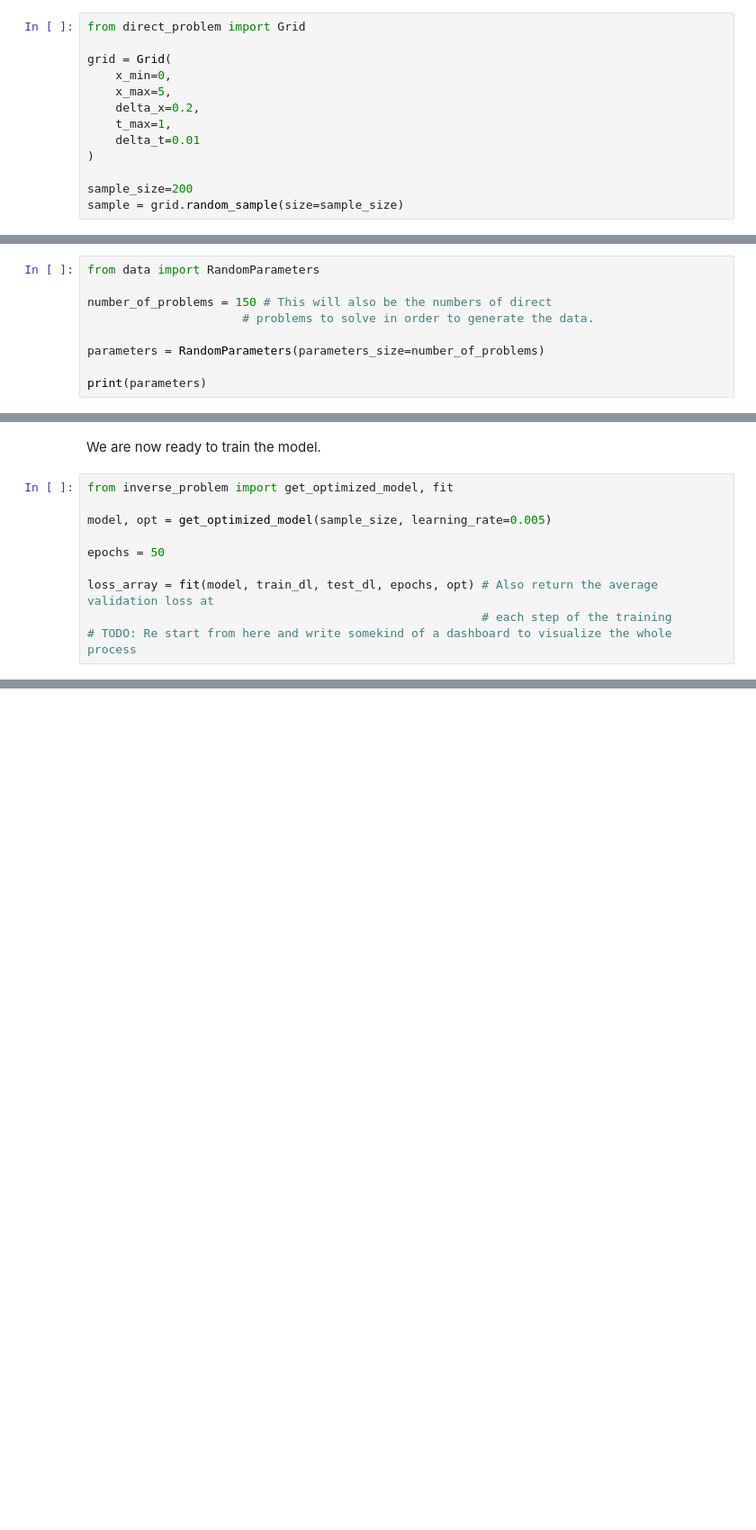
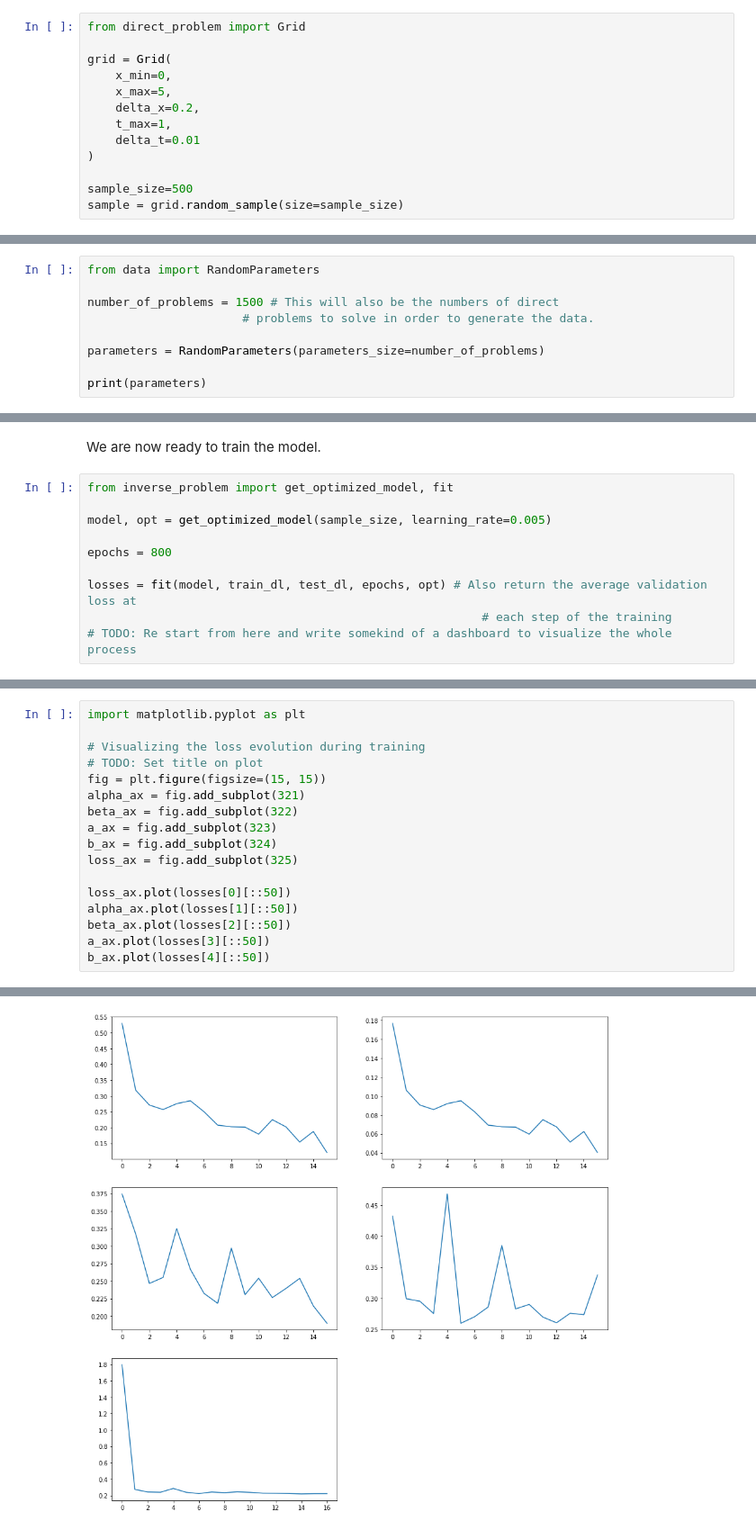
Before and after one commit to Serge-Andre-MASSON/ToyModel, a Jupyter notebook: inverse_problem.ipynb, the cells around one changed output, grey strips where cells are left out. Shown: that part at 90% size. Drawn from its saved outputs; the diff is of its cells as text; blank space fills up the shorter version.

Commit message:
Update inverse_problem .ipynb and .py.

```diff
--- a/inverse_problem.ipynb
+++ b/inverse_problem.ipynb
@@ -15,7 +15,7 @@ grid = Grid(
     delta_t=0.01
 )
 
-sample_size=200
+sample_size=500
 sample = grid.random_sample(size=sample_size)
 # %% [markdown]
 The next step is to generate a set of random parameters. Each set $\{\alpha_i,\ \beta_i,\ a_i,\ b_i\}$ will be used to define and solve a direct problem.
@@ -24,7 +24,7 @@ Each set of solution's values with those parameters will be used to train a neur
 # %%
 from data import RandomParameters
 
-number_of_problems = 150 # This will also be the numbers of direct
+number_of_problems = 1500 # This will also be the numbers of direct
                       # problems to solve in order to generate the data.
 
 parameters = RandomParameters(parameters_size=number_of_problems)
@@ -58,9 +58,9 @@ from inverse_problem import get_optimized_model, fit
 
 model, opt = get_optimized_model(sample_size, learning_rate=0.005)
 
-epochs = 50
+epochs = 800
 
-loss_array = fit(model, train_dl, test_dl, epochs, opt) # Also return the average validation loss at
+losses = fit(model, train_dl, test_dl, epochs, opt) # Also return the average validation loss at
                                                         # each step of the training
 # TODO: Re start from here and write somekind of a dashboard to visualize the whole process
 # %% [output]
@@ -76,0 +69,18 @@ plt.plot(loss_array)
+# %%
+import matplotlib.pyplot as plt
+
+# Visualizing the loss evolution during training
+# TODO: Set title on plot
+fig = plt.figure(figsize=(15, 15))
+alpha_ax = fig.add_subplot(321)
+beta_ax = fig.add_subplot(322)
+a_ax = fig.add_subplot(323)
+b_ax = fig.add_subplot(324)
+loss_ax = fig.add_subplot(325)
+
+loss_ax.plot(losses[0][::50])
+alpha_ax.plot(losses[1][::50])
+beta_ax.plot(losses[2][::50])
+a_ax.plot(losses[3][::50])
+b_ax.plot(losses[4][::50])
+# %% [output]
@@ -76,0 +88 @@ plt.plot(loss_array)
+[figure, added]
```
Also changed, not shown: parts of 4 cells of this notebook, 1 other file.
